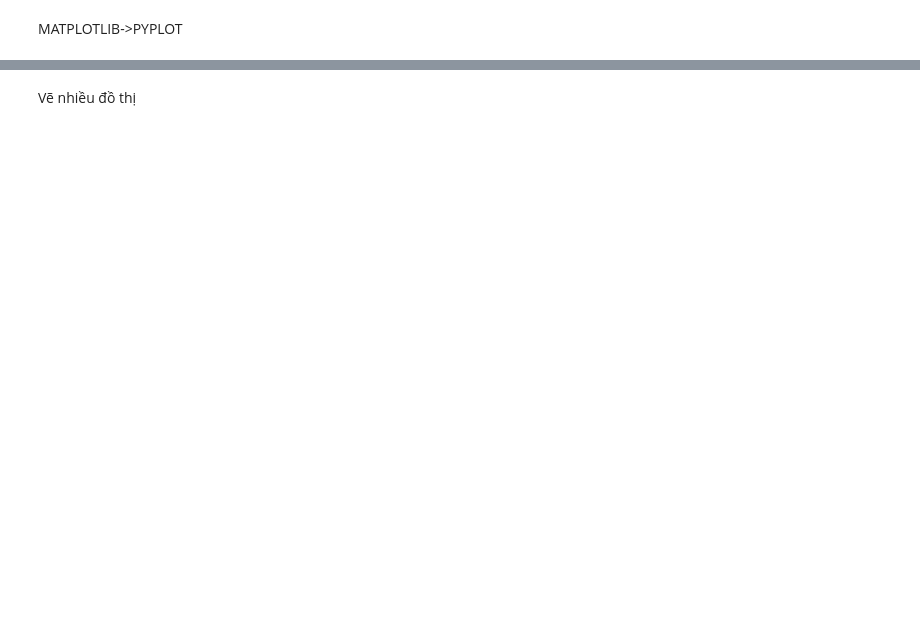
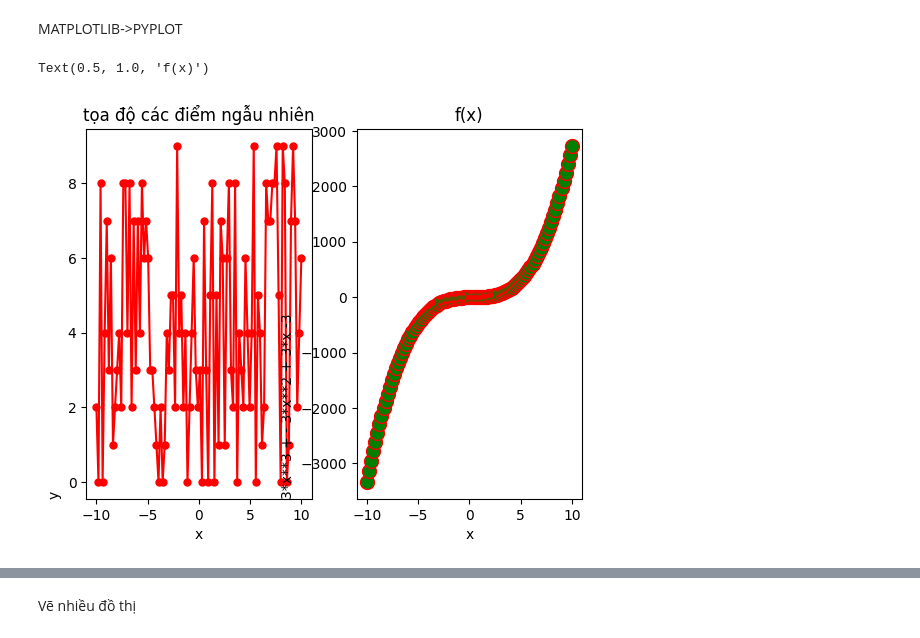
Before and after one commit to hoinguyen2704/my_code_python, a Jupyter notebook: Scientific_Programming_Language/study_numpy.ipynb, the cells around one changed output, grey strips where cells are left out. Drawn from its saved outputs; the diff is of its cells as text; code cells hidden in the pictures; blank space fills up the shorter version.

```diff
--- a/Scientific_Programming_Language/study_numpy.ipynb
+++ b/Scientific_Programming_Language/study_numpy.ipynb
@@ -285,4 +236,26 @@ MATPLOTLIB->PYPLOT
 # %%
 import matplotlib.pyplot as plt
 import numpy as np
 import math
+import random as rand
+x= np.linspace(start=-10, stop= 10, num=100, endpoint=True)
+y= np.random.randint(0, 10, 100)
+f_x = 3*x**3 + - 3*x**2 + 3*x -3
+from turtle import color
+font ={'family': 'segoe UI', 'size':20, 'color': ' green'}
+plt.subplot(1,2,1)
+plt.plot(x, y, color='red', marker='.', ms=10)
+plt.xlabel('x', loc='center')
+plt.ylabel('y', loc='bottom')
+plt.title("tọa độ các điểm ngẫu nhiên")
+# plt.show()
+
+plt.subplot(1,2,2)
+plt.plot(x, f_x, color = 'green', marker ='o', ms= 10, mec= 'r', mfc ='g')
+plt.xlabel('x', loc='center')
+plt.ylabel('3*x**3 + - 3*x**2 + 3*x -3', loc='bottom')
+plt.title('f(x)')
+# plt.show()
+# %% [output]
+Text(0.5, 1.0, 'f(x)')
+[figure, added]
```
Also changed, not shown: parts of 19 cells of this notebook, 18 other files.
